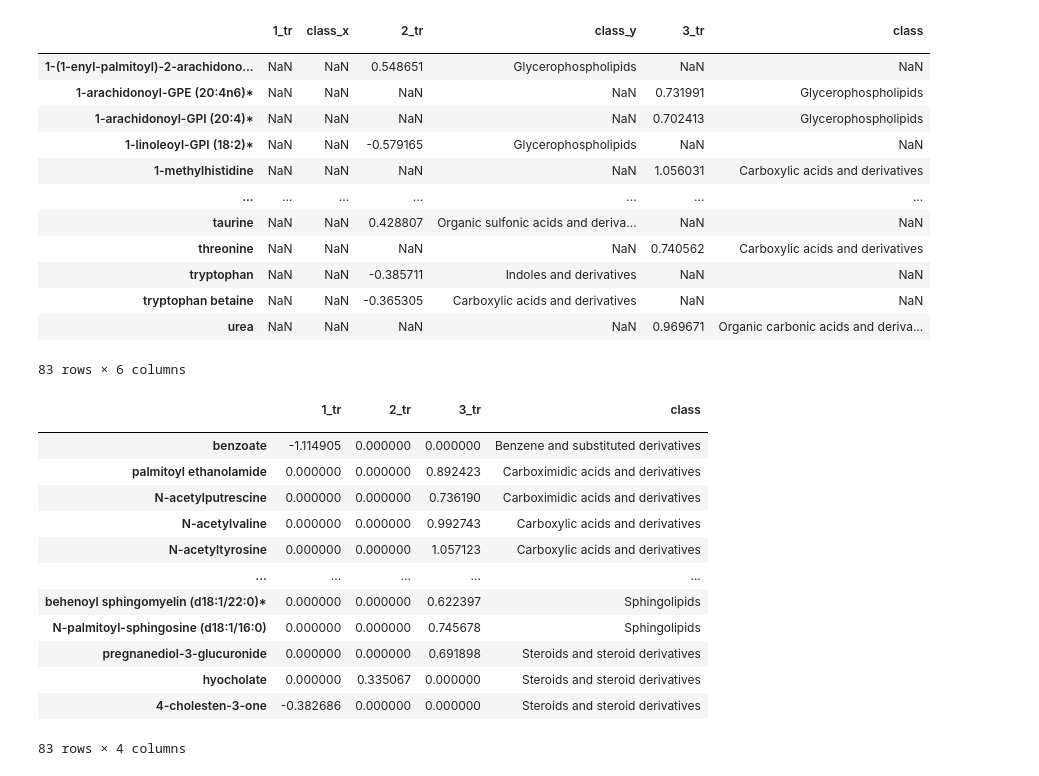
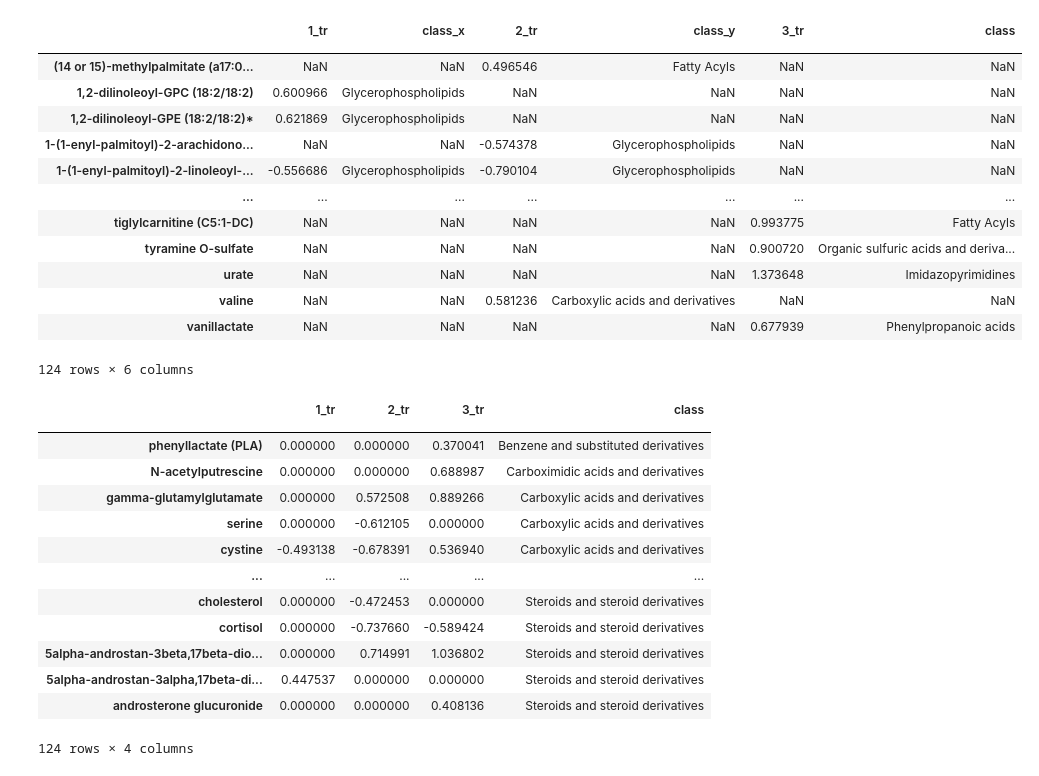
Before and after one commit to vladimirkovacevic/CUHK-Metabolomics-analysis, a Jupyter notebook: notebooks/fig1.ipynb, the cells around one changed output. Cells and saved outputs as stored; diff of their text form; code cells hidden in the pictures.

```diff
--- a/notebooks/fig1.ipynb
+++ b/notebooks/fig1.ipynb
@@ -4,35 +4,36 @@ import seaborn as sns
 import matplotlib.pyplot as plt
 from matplotlib.lines import Line2D
 # %%
+# PE_placebo_t_test.xlsx contains placebo, PE_placebo_t_test_1b.xlsx is aspirin
 dfs = []
 for trimester in [1, 2, 3]:
-    df = pd.read_excel('../data/PE_placebo_t_test.xlsx', sheet_name=f'{trimester}_trimester')
-    df = df[['delta-z (mean(PE) - mean(NO_PE))', 'CHEMICAL_NAME', 'class']]
+    df = pd.read_excel('../data/PE_placebo_t_test_1b.xlsx', sheet_name=f'{trimester}_trimester')
+    df = df[['delta-z (mean(PE) - mean(NO_PE))', 'CHEMICAL_NAME', 'class']]  #
     df.dropna(inplace=True)
     df.rename(columns={'delta-z (mean(PE) - mean(NO_PE))': f'{trimester}_tr'}, inplace=True)
     df.rename(columns={'CHEMICAL_NAME': ''}, inplace=True)
     df.set_index('', inplace=True)
 #     df.rename(index={'CHEMICAL_NAME': ''}, inplace=True)
 
     df.loc[:, 'class'] = df.loc[:, 'class'].apply(lambda x: x.rstrip().replace('\xa0', ''))
     dfs.append(df)
 all_df = dfs[0].merge(dfs[1], left_index=True,right_index=True, how='outer').merge(dfs[2], left_index=True,right_index=True, how='outer')
 all_df
 # %% [output]
 |  | 1_tr | class_x | 2_tr | class_y | 3_tr | class |
 |  |  |  |  |  |  |  |
-| 1-(1-enyl-palmitoyl)-2-arachidono... | NaN | NaN | 0.548651 | Glycerophospholipids | NaN | NaN |
-| 1-arachidonoyl-GPE (20:4n6)* | NaN | NaN | NaN | NaN | 0.731991 | Glycerophospholipids |
-| 1-arachidonoyl-GPI (20:4)* | NaN | NaN | NaN | NaN | 0.702413 | Glycerophospholipids |
-| 1-linoleoyl-GPI (18:2)* | NaN | NaN | -0.579165 | Glycerophospholipids | NaN | NaN |
-| 1-methylhistidine | NaN | NaN | NaN | NaN | 1.056031 | Carboxylic acids and derivatives |
+| (14 or 15)-methylpalmitate (a17:0... | NaN | NaN | 0.496546 | Fatty Acyls | NaN | NaN |
+| 1,2-dilinoleoyl-GPC (18:2/18:2) | 0.600966 | Glycerophospholipids | NaN | NaN | NaN | NaN |
+| 1,2-dilinoleoyl-GPE (18:2/18:2)* | 0.621869 | Glycerophospholipids | NaN | NaN | NaN | NaN |
+| 1-(1-enyl-palmitoyl)-2-arachidono... | NaN | NaN | -0.574378 | Glycerophospholipids | NaN | NaN |
+| 1-(1-enyl-palmitoyl)-2-linoleoyl-... | -0.556686 | Glycerophospholipids | -0.790104 | Glycerophospholipids | NaN | NaN |
 | ... | ... | ... | ... | ... | ... | ... |
-| taurine | NaN | NaN | 0.428807 | Organic sulfonic acids and deriva... | NaN | NaN |
-| threonine | NaN | NaN | NaN | NaN | 0.740562 | Carboxylic acids and derivatives |
-| tryptophan | NaN | NaN | -0.385711 | Indoles and derivatives | NaN | NaN |
-| tryptophan betaine | NaN | NaN | -0.365305 | Carboxylic acids and derivatives | NaN | NaN |
-| urea | NaN | NaN | NaN | NaN | 0.969671 | Organic carbonic acids and deriva... |
+| tiglylcarnitine (C5:1-DC) | NaN | NaN | NaN | NaN | 0.993775 | Fatty Acyls |
+| tyramine O-sulfate | NaN | NaN | NaN | NaN | 0.900720 | Organic sulfuric acids and deriva... |
+| urate | NaN | NaN | NaN | NaN | 1.373648 | Imidazopyrimidines |
+| valine | NaN | NaN | 0.581236 | Carboxylic acids and derivatives | NaN | NaN |
+| vanillactate | NaN | NaN | NaN | NaN | 0.677939 | Phenylpropanoic acids |
-83 rows × 6 columns
+124 rows × 6 columns
 # %%
 all_df.loc[:, 'class'] = all_df.loc[:, ['class', 'class_x']].apply(lambda x: x[0] if x[0]==x[0] else x[1],axis=1)
 all_df.loc[:, 'class'] = all_df.loc[:, ['class', 'class_y']].apply(lambda x: x[0] if x[0]==x[0] else x[1],axis=1)
@@ -43,18 +44,18 @@ all_df
 # %% [output]
 |  | 1_tr | 2_tr | 3_tr | class |
 |  |  |  |  |  |
-| benzoate | -1.114905 | 0.000000 | 0.000000 | Benzene and substituted derivatives |
-| palmitoyl ethanolamide | 0.000000 | 0.000000 | 0.892423 | Carboximidic acids and derivatives |
-| N-acetylputrescine | 0.000000 | 0.000000 | 0.736190 | Carboximidic acids and derivatives |
-| N-acetylvaline | 0.000000 | 0.000000 | 0.992743 | Carboxylic acids and derivatives |
-| N-acetyltyrosine | 0.000000 | 0.000000 | 1.057123 | Carboxylic acids and derivatives |
+| phenyllactate (PLA) | 0.000000 | 0.000000 | 0.370041 | Benzene and substituted derivatives |
+| N-acetylputrescine | 0.000000 | 0.000000 | 0.688987 | Carboximidic acids and derivatives |
+| gamma-glutamylglutamate | 0.000000 | 0.572508 | 0.889266 | Carboxylic acids and derivatives |
+| serine | 0.000000 | -0.612105 | 0.000000 | Carboxylic acids and derivatives |
+| cystine | -0.493138 | -0.678391 | 0.536940 | Carboxylic acids and derivatives |
 | ... | ... | ... | ... | ... |
-| behenoyl sphingomyelin (d18:1/22:0)* | 0.000000 | 0.000000 | 0.622397 | Sphingolipids |
-| N-palmitoyl-sphingosine (d18:1/16:0) | 0.000000 | 0.000000 | 0.745678 | Sphingolipids |
-| pregnanediol-3-glucuronide | 0.000000 | 0.000000 | 0.691898 | Steroids and steroid derivatives |
-| hyocholate | 0.000000 | 0.335067 | 0.000000 | Steroids and steroid derivatives |
-| 4-cholesten-3-one | -0.382686 | 0.000000 | 0.000000 | Steroids and steroid derivatives |
+| cholesterol | 0.000000 | -0.472453 | 0.000000 | Steroids and steroid derivatives |
+| cortisol | 0.000000 | -0.737660 | -0.589424 | Steroids and steroid derivatives |
+| 5alpha-androstan-3beta,17beta-dio... | 0.000000 | 0.714991 | 1.036802 | Steroids and steroid derivatives |
+| 5alpha-androstan-3alpha,17beta-di... | 0.447537 | 0.000000 | 0.000000 | Steroids and steroid derivatives |
+| androsterone glucuronide | 0.000000 | 0.000000 | 0.408136 | Steroids and steroid derivatives |
-83 rows × 4 columns
+124 rows × 4 columns
 # %%
 cluster_palette = ["#1f77b4", "#ff7f0e", "#279e68", "#d62728", "#aa40fc", "#8c564b", \
                   "#e377c2", "#b5bd61", "#17becf", "#aec7e8", "#ffbb78", "#98df8a", "#ff9896", \
```
Also changed, not shown: parts of 12 cells of this notebook, 2 other files.
